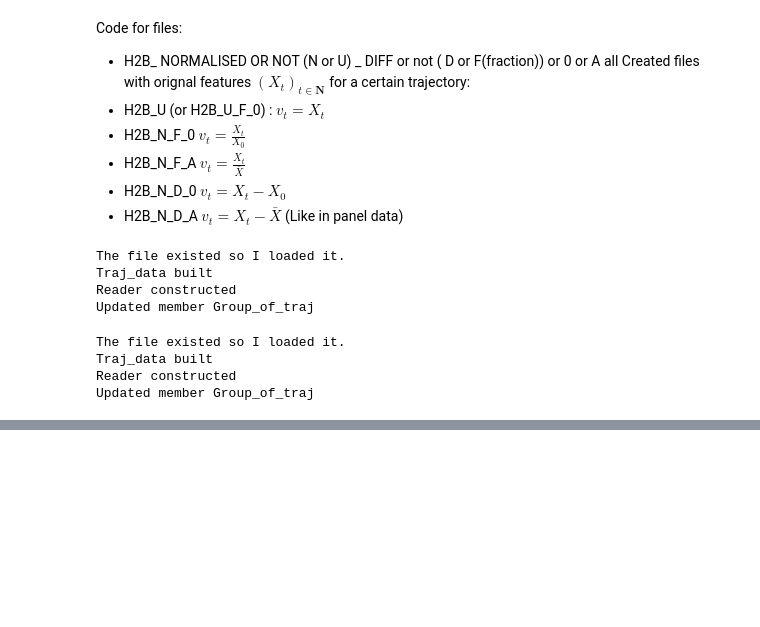
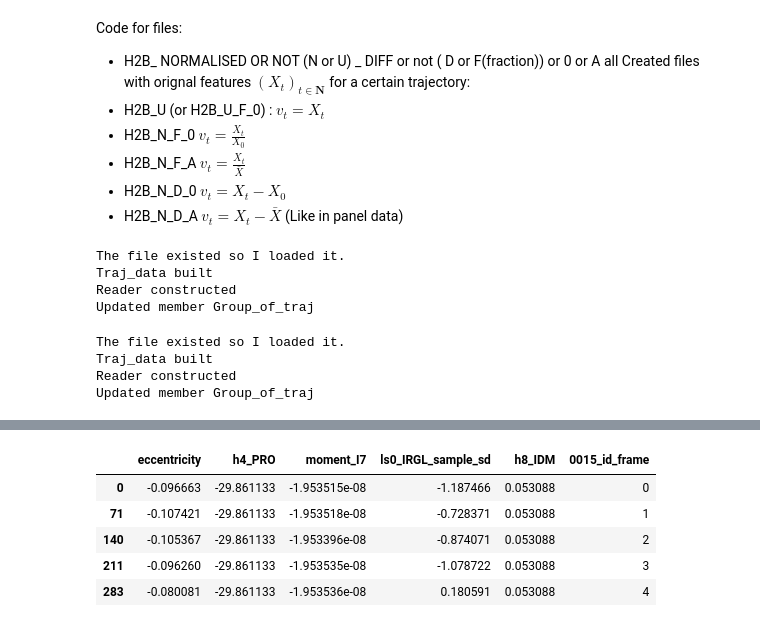
Before and after one commit to PeterJackNaylor/InternWork2, a Jupyter notebook: Normalization.ipynb, the cells around one changed output, grey strips where cells are left out. Saved outputs shown, nothing was run; the diff lists cells and outputs as text; code cells hidden in the pictures; blank space fills up the shorter version.

```diff
--- a/Normalization.ipynb
+++ b/Normalization.ipynb
@@ -181,0 +216,10 @@ else:
+# %%
+obj=H2B_N_D_A
+obj.data.ix[obj.data["traj"]==traj,_rand_col+[num_str+"_id_frame"]].head()
+# %% [output]
+|  | eccentricity | h4_PRO | moment_I7 | ls0_IRGL_sample_sd | h8_IDM | 0015_id_frame |
+| 0 | -0.096663 | -29.861133 | -1.953515e-08 | -1.187466 | 0.053088 | 0 |
+| 71 | -0.107421 | -29.861133 | -1.953518e-08 | -0.728371 | 0.053088 | 1 |
+| 140 | -0.105367 | -29.861133 | -1.953396e-08 | -0.874071 | 0.053088 | 2 |
+| 211 | -0.096260 | -29.861133 | -1.953535e-08 | -1.078722 | 0.053088 | 3 |
+| 283 | -0.080081 | -29.861133 | -1.953536e-08 | 0.180591 | 0.053088 | 4 |
```
Also changed, not shown: parts of 15 cells of this notebook, 2 other files.
